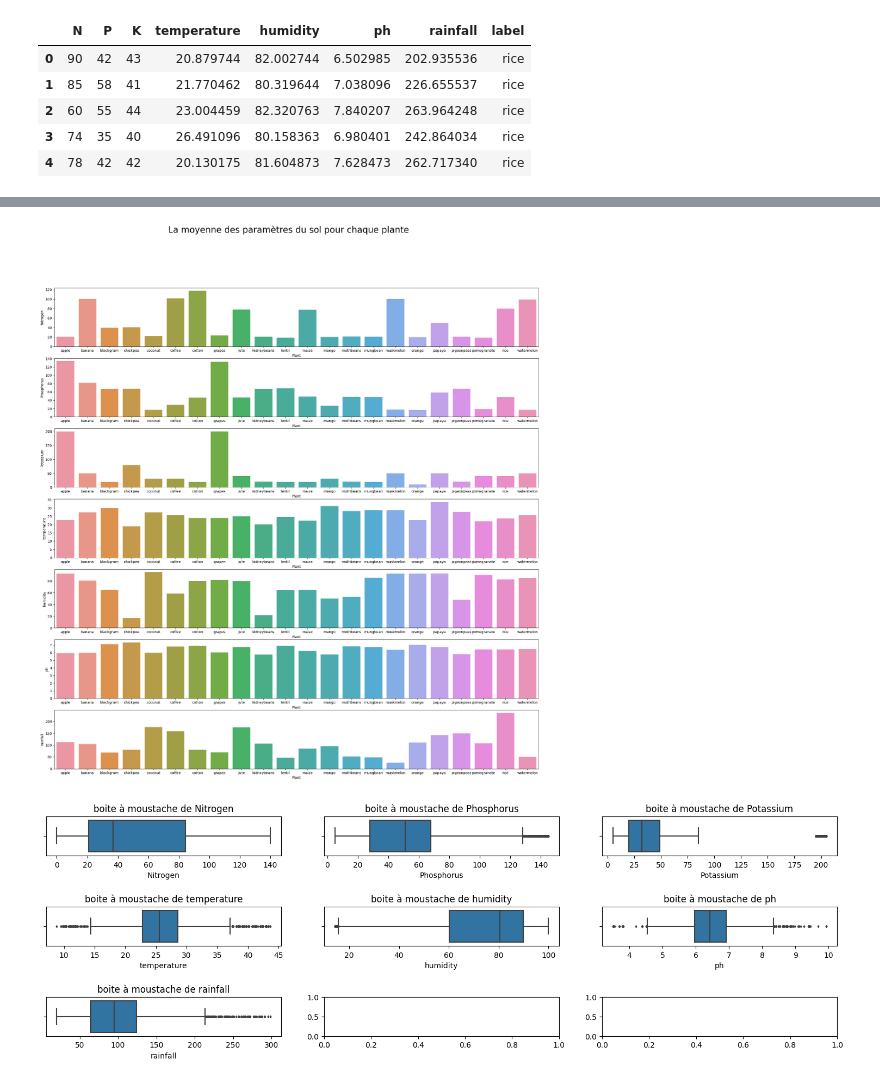
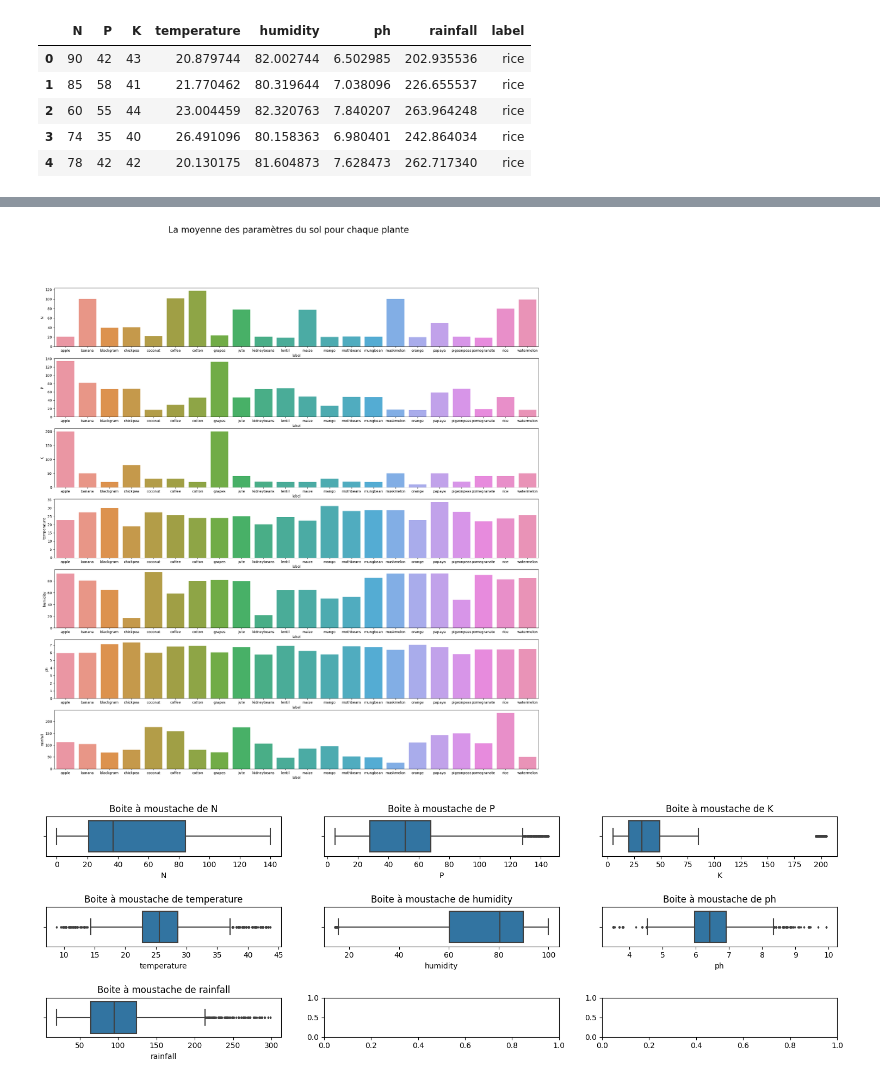
Before and after one commit to SOILCHECK/soil-check, a Jupyter notebook: data_analysis.ipynb, the cells around one changed output, grey strips where cells are left out. Cells and saved outputs as stored; diff of their text form; code cells hidden in the pictures.

```diff
--- a/data_analysis.ipynb
+++ b/data_analysis.ipynb
@@ -34,34 +34,32 @@ Data columns (total 8 columns):
  7   label        2200 non-null   object
 dtypes: float64(4), int64(3), object(1)
 memory usage: 137.6+ KB
-# %%
-data.rename(columns = {'label':'Plant', "N" : "Nitrogen", "P": "Phosphorus", "K": "Potassium"}, inplace = True)
 # %%
 fig,ax=plt.subplots(7,1,figsize=(25,25))
 
-grouped_data = data.groupby(by="Plant").mean().reset_index()
+grouped_data = data.groupby(by="label").mean().reset_index()
 
 for index,i in enumerate(grouped_data.columns[1:]):
-    sns.barplot(data=grouped_data,x='Plant',y=i,ax=ax[index])
+    sns.barplot(data=grouped_data,x='label',y=i,ax=ax[index])
     plt.suptitle("La moyenne des paramètres du sol pour chaque plante",size=25)
 # %% [output]
-[figure, old version]
+[figure, new version]
 # %%
 fig,axes=plt.subplots(3,3,figsize=(15,5))
 
-parameters = data.drop(columns=["Plant"])
+parameters = data.drop(columns=["label"])
 i = 0;
 
 for indexR in range(3) :
     for indexC in range(3):
             sns.boxplot(ax=axes[indexR, indexC], data=data, x=parameters.columns[i], flierprops={'markersize': 2})
             axes[indexR, indexC].set_title("Boite à moustache de " + data.columns[i])
             i+=1
             if (i>6) : break
 
 fig.tight_layout(h_pad=2, w_pad=2)
 # %% [output]
-[figure, old version]
+[figure, new version]
 # %%
 corr = data.corr()
 plt.matshow(corr,cmap='RdBu')
```
Also changed, not shown: parts of 2 cells of this notebook, 2 other files.
